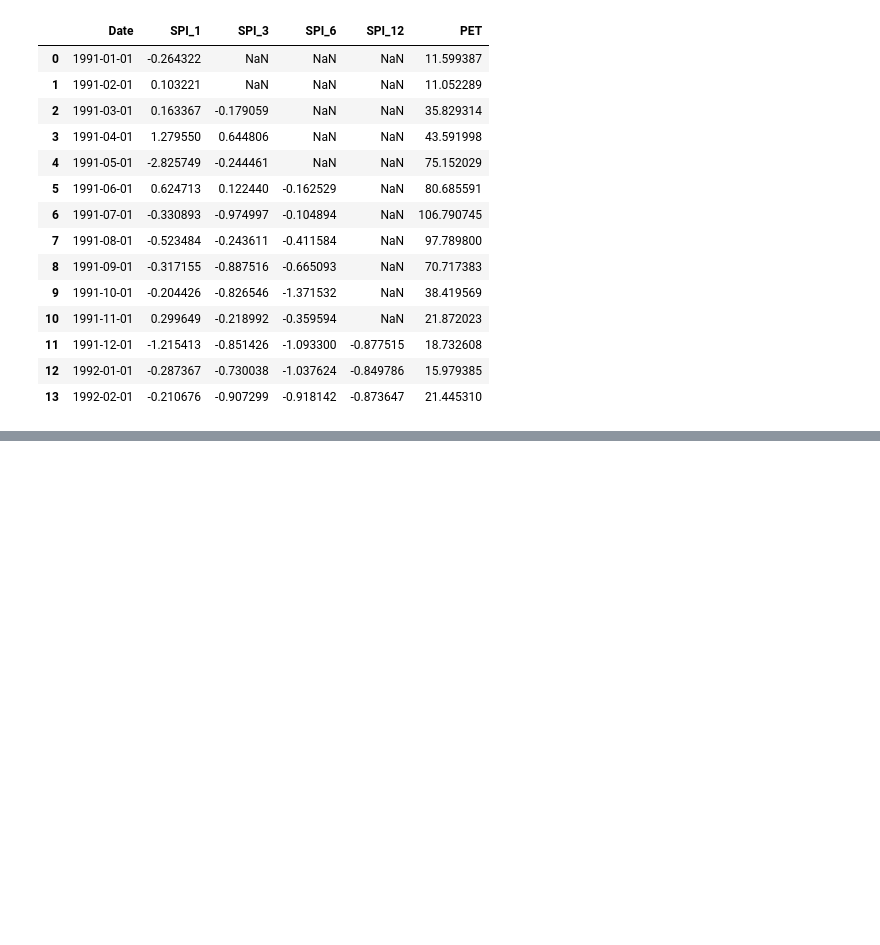
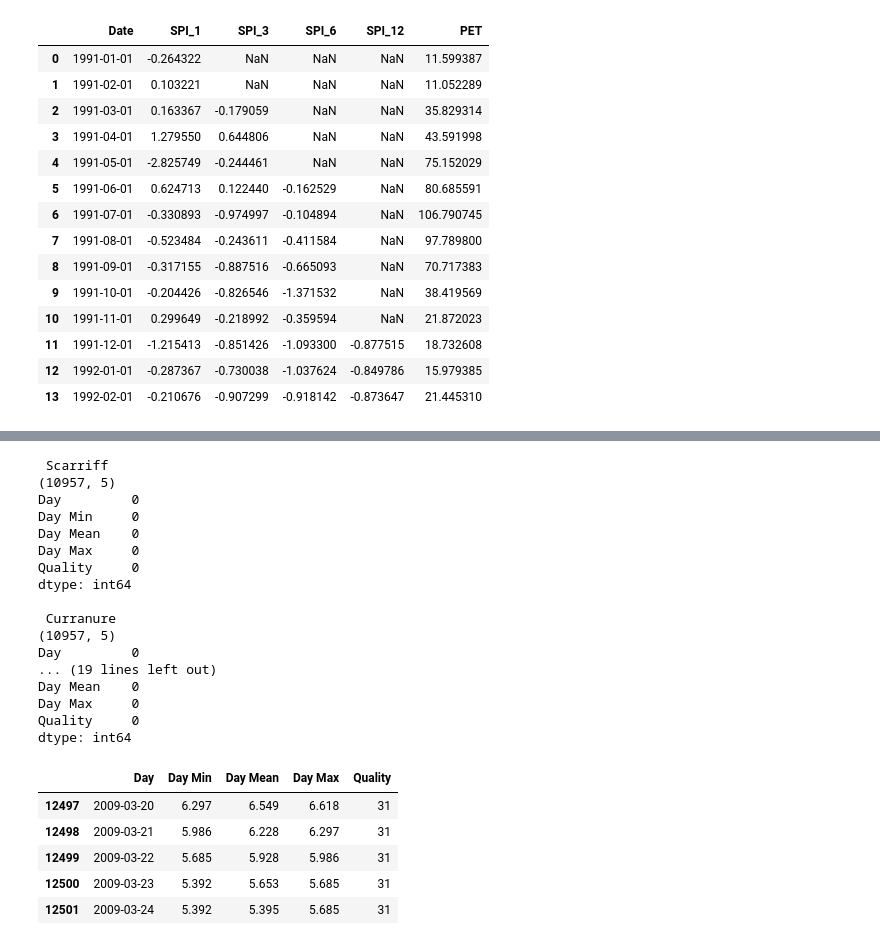
Before and after one commit to DiarmuidDig/DoughtModelingMiniProject, a Jupyter notebook: ClimateIndices.ipynb, the cells around one changed output, grey strips where cells are left out. Saved outputs shown, nothing was run; the diff lists cells and outputs as text; code cells hidden in the pictures; blank space fills up the shorter version.

```diff
--- a/ClimateIndices.ipynb
+++ b/ClimateIndices.ipynb
@@ -175,0 +373,67 @@ indices_df_sc.head(14)
+# %%
+scarriff_flow = pd.read_csv('DATA/Hydrological/25030_scarriff_q_complete.csv', comment='#')
+scarriff_flow.Day = pd.to_datetime(scarriff_flow.Day, format='%d/%m/%Y')
+scarriff_flow = scarriff_flow[(scarriff_flow['Day'] > pd.Timestamp('1991-01-01')) & (scarriff_flow['Day'] < pd.Timestamp('2021-01-01'))]
+scarriff_flow = scarriff_flow.interpolate()
+
+curranure_flow = pd.read_csv('DATA/Hydrological/20002_curranure_q_complete.csv', comment='#')
+curranure_flow.Day = pd.to_datetime(curranure_flow.Day, format='%d/%m/%Y')
+curranure_flow = curranure_flow[(curranure_flow['Day'] > pd.Timestamp('1991-01-01')) & (curranure_flow['Day'] < pd.Timestamp('2021-01-01'))]
+curranure_flow = curranure_flow.interpolate()
+
+ballysadare_flow = pd.read_csv('DATA/Hydrological/35005_ballysadare_q_complete.csv', comment='#')
+ballysadare_flow.Day = pd.to_datetime(ballysadare_flow.Day, format='%d/%m/%Y')
+ballysadare_flow = ballysadare_flow[(ballysadare_flow['Day'] > pd.Timestamp('1991-01-01')) & (ballysadare_flow['Day'] < pd.Timestamp('2021-01-01'))]
+ballysadare_flow = ballysadare_flow.interpolate()
+
+leixlip_flow = pd.read_csv('DATA/Hydrological/09001_leixlip_q_complete.csv', comment='#')
+leixlip_flow.Day = pd.to_datetime(leixlip_flow.Day, format='%d/%m/%Y')
+leixlip_flow = curranure_flow[(leixlip_flow['Day'] > pd.Timestamp('1991-01-01')) & (leixlip_flow['Day'] < pd.Timestamp('2021-01-01'))]
+leixlip_flow = leixlip_flow.interpolate()
+
+sc_monthly_flow = scarriff_flow.resample('ME', on='Day').mean()
+cu_monthly_flow = curranure_flow.resample('ME', on='Day').mean()
+ba_monthly_flow = ballysadare_flow.resample('ME', on='Day').mean()
+le_monthly_flow = leixlip_flow.resample('ME', on='Day').mean()
+
+print('\n Scarriff')
+print(scarriff_flow.shape)
+print(scarriff_flow.isna().sum())
+
+print('\n Curranure')
+print(curranure_flow.shape)
+print(curranure_flow.isna().sum())
+
+print('\n Ballysadare')
+print(ballysadare_flow.shape)
+print(ballysadare_flow.isna().sum())
+
+print('\n Leixlip')
+print(leixlip_flow.shape)
+print(leixlip_flow.isna().sum())
+
+leixlip_flow.head()
+# %% [output]
+ Scarriff
+(10957, 5)
+Day         0
+Day Min     0
+Day Mean    0
+Day Max     0
+Quality     0
+dtype: int64
+
+ Curranure
+(10957, 5)
+Day         0
+... (19 lines left out)
+Day Mean    0
+Day Max     0
+Quality     0
+dtype: int64
+|  | Day | Day Min | Day Mean | Day Max | Quality |
+| 12497 | 2009-03-20 | 6.297 | 6.549 | 6.618 | 31 |
+| 12498 | 2009-03-21 | 5.986 | 6.228 | 6.297 | 31 |
+| 12499 | 2009-03-22 | 5.685 | 5.928 | 5.986 | 31 |
+| 12500 | 2009-03-23 | 5.392 | 5.653 | 5.685 | 31 |
+| 12501 | 2009-03-24 | 5.392 | 5.395 | 5.685 | 31 |
```
Also changed, not shown: parts of 7 cells of this notebook, 1 other file.
